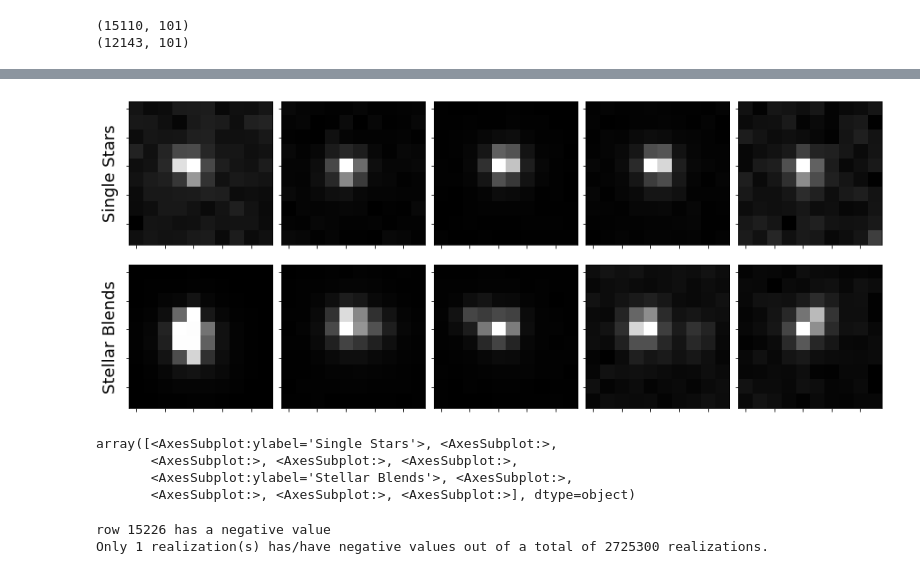
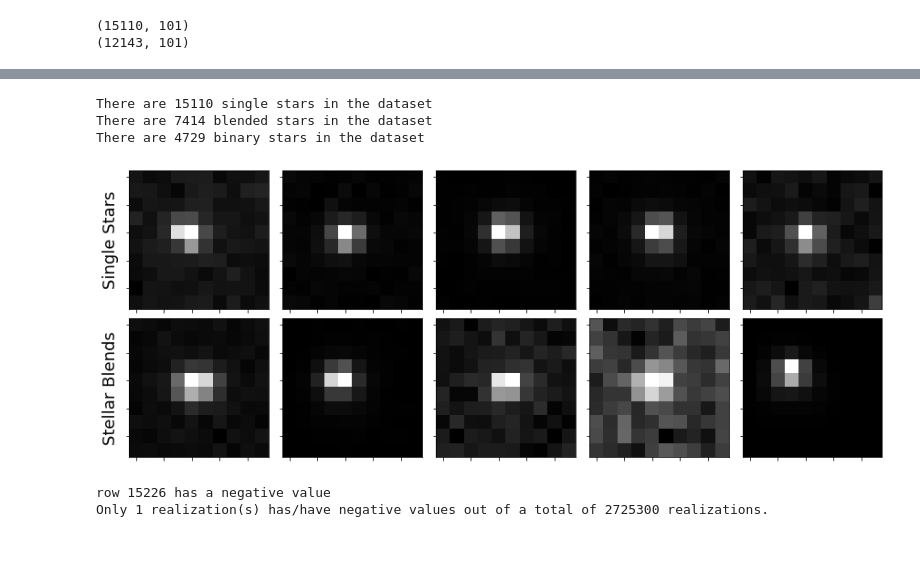
Before and after one commit to cae0027/Stellar-Blends, a Jupyter notebook: ce/eda/data_exploration.ipynb, the cells around one changed output, grey strips where cells are left out. Saved outputs shown, nothing was run; the diff lists cells and outputs as text; code cells hidden in the pictures; blank space fills up the shorter version.

```diff
--- a/ce/eda/data_exploration.ipynb
+++ b/ce/eda/data_exploration.ipynb
@@ -69,3 +69,18 @@ print(blended_data.shape)
 # %% [output]
 (15110, 101)
 (12143, 101)
+# %%
+# Read in the binary index file
+binary_idx = pd.read_csv('../../data/additional_binary_class_indexes.csv')
+
+# Make a copy of the original data, so that we don't overwrite it
+data2 = data.copy()
+
+# Loop over every index that is a binary star
+for idx in binary_idx['index']:
+    # Set the new class label to 2
+    data2.at[idx, 'class'] = 2
+
+# Save the data to a new file
+data2.to_csv('../../data/data_with_binaries.csv', index=False)
+data2.head()
@@ -72,40 +95,43 @@ print(blended_data.shape)
+# %%
+# check number of data in class
+print("There are "+str(len(data2[data2['class']==0]))+' single stars in the dataset')
+print("There are "+str(len(data2[data2['class']==1]))+' blended stars in the dataset')
+print("There are "+str(len(data2[data2['class']==2]))+' binary stars in the dataset')
+# %% [output]
+There are 15110 single stars in the dataset
+There are 7414 blended stars in the dataset
+There are 4729 binary stars in the dataset
 # %%
-fig, axes = plt.subplots(nrows=2, ncols=5, sharex=True, sharey=True, constrained_layout=True, figsize=(12, 5))
+fig, axes = plt.subplots(nrows=2, ncols=5, sharex=True, sharey=True, constrained_layout=True, figsize=(12, 4.5))
 
 # turn axes off but keep y labels
 for ax in axes.flatten():
     ax.set_yticklabels([])
     ax.set_xticklabels([])
 
 
 for idx in range(0, 5):
-    star = data[data['class']==0].sample(n=1, random_state=idx)
+    star = data2[data2['class']==0].sample(n=1, random_state=idx)
     star_image = star.iloc[:, 2:].values.reshape(10,10)
     axes[0,idx].imshow(star_image, cmap='gray')
 
-    blend = data[data['class']==1].sample(n=1, random_state=idx)
+    blend = data2[data2['class']==1].sample(n=1, random_state=idx)
     blend_image = blend.iloc[:, 2:].values.reshape(10,10)
     axes[1,idx].imshow(blend_image, cmap='gray')
 
-    # binary = data[data['class']==2].sample(n=1, random_state=idx)
+    # binary = data2[data2['class']==2].sample(n=1, random_state=idx)
     # binary_image = binary.iloc[:, 2:].values.reshape(10,10)
     # axes[2,idx].imshow(binary_image, cmap='gray')
-    # axes[2,0].set_ylabel("Stellar Binaries", fontsize=18)
+
 
 axes[0,0].set_ylabel("Single Stars", fontsize=18)
 axes[1,0].set_ylabel("Stellar Blends", fontsize=18)
+# axes[2,0].set_ylabel("Stellar Binaries", fontsize=18)
 # save the figure with high resolution
 plt.savefig('./Images/stars_and_blends.png', dpi=500)
 plt.show()
 # %% [output]
-[figure, old version]
+[figure, new version]
-# %%
-axes.flatten()
-# %% [output]
-array([<AxesSubplot:ylabel='Single Stars'>, <AxesSubplot:>,
-       <AxesSubplot:>, <AxesSubplot:>, <AxesSubplot:>,
-       <AxesSubplot:ylabel='Stellar Blends'>, <AxesSubplot:>,
-       <AxesSubplot:>, <AxesSubplot:>, <AxesSubplot:>], dtype=object)
 # %%
 # check if data has negative values
 cnt = 0
```
Also changed, not shown: parts of 37 cells of this notebook, 4 other files.
